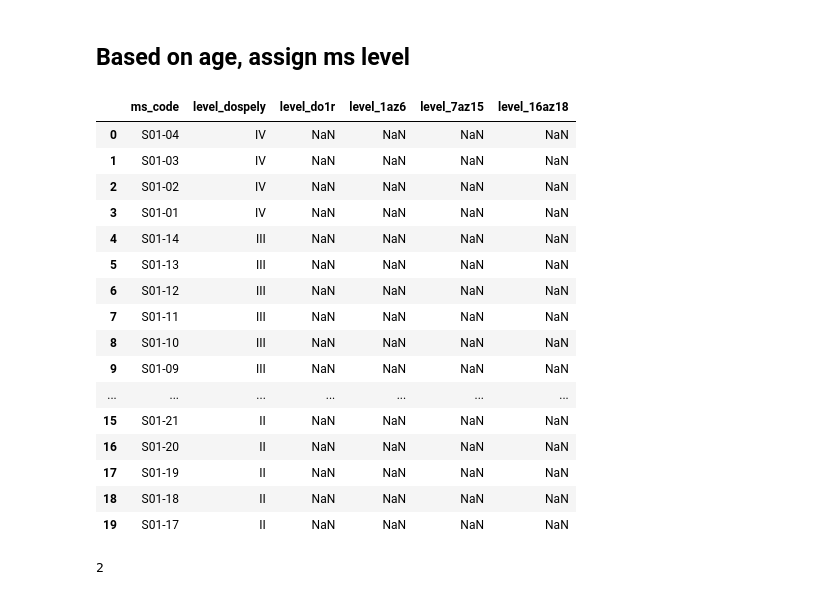
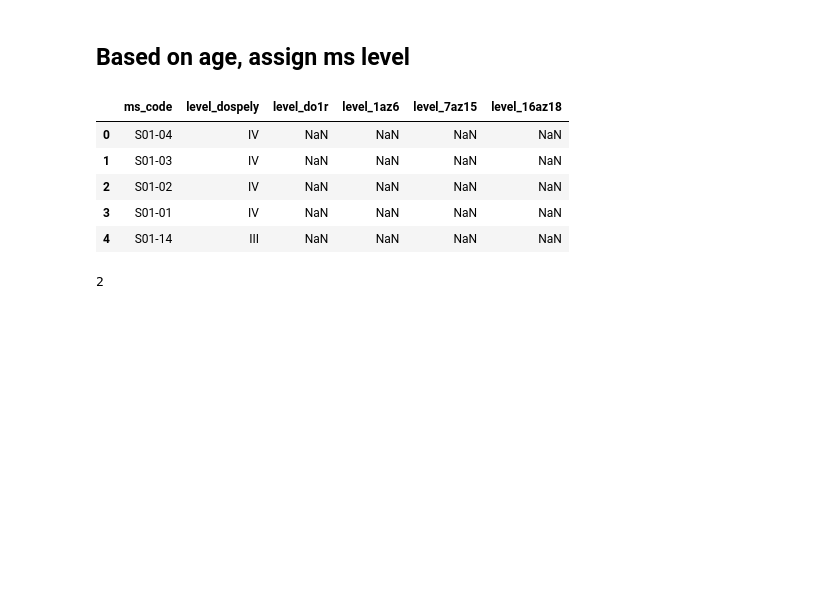
Before and after one commit to Institut-zdravotnych-analyz/Cestovanie_za_ZS_r2023, a Jupyter notebook: Skript_cestovanie_za_UZS_2023_v1.ipynb, the cells around one changed output. Cells and saved outputs as stored; diff of their text form; code cells hidden in the pictures; blank space fills up the shorter version.

```diff
--- a/Skript_cestovanie_za_UZS_2023_v1.ipynb
+++ b/Skript_cestovanie_za_UZS_2023_v1.ipynb
@@ -136,25 +144,14 @@ all_inpatients.head()
 # %%
 ms_names_levels_AllLevels = ms_names_levels[['ms_code', 'level_dospely', 'level_do1r', 'level_1az6', 'level_7az15', 'level_16az18']]
 # %%
-ms_names_levels_AllLevels.head(20)
+ms_names_levels_AllLevels.head()
 # %% [output]
 |  | ms_code | level_dospely | level_do1r | level_1az6 | level_7az15 | level_16az18 |
 | 0 | S01-04 | IV | NaN | NaN | NaN | NaN |
 | 1 | S01-03 | IV | NaN | NaN | NaN | NaN |
 | 2 | S01-02 | IV | NaN | NaN | NaN | NaN |
 | 3 | S01-01 | IV | NaN | NaN | NaN | NaN |
 | 4 | S01-14 | III | NaN | NaN | NaN | NaN |
-| 5 | S01-13 | III | NaN | NaN | NaN | NaN |
-| 6 | S01-12 | III | NaN | NaN | NaN | NaN |
-| 7 | S01-11 | III | NaN | NaN | NaN | NaN |
-| 8 | S01-10 | III | NaN | NaN | NaN | NaN |
-| 9 | S01-09 | III | NaN | NaN | NaN | NaN |
-| ... | ... | ... | ... | ... | ... | ... |
-| 15 | S01-21 | II | NaN | NaN | NaN | NaN |
-| 16 | S01-20 | II | NaN | NaN | NaN | NaN |
-| 17 | S01-19 | II | NaN | NaN | NaN | NaN |
-| 18 | S01-18 | II | NaN | NaN | NaN | NaN |
-| 19 | S01-17 | II | NaN | NaN | NaN | NaN |
 # %%
 all_inpatients = pd.merge(all_inpatients, ms_names_levels_AllLevels, on='ms_code', how='left')
 # %%
```
Also changed, not shown: parts of 32 cells of this notebook.
